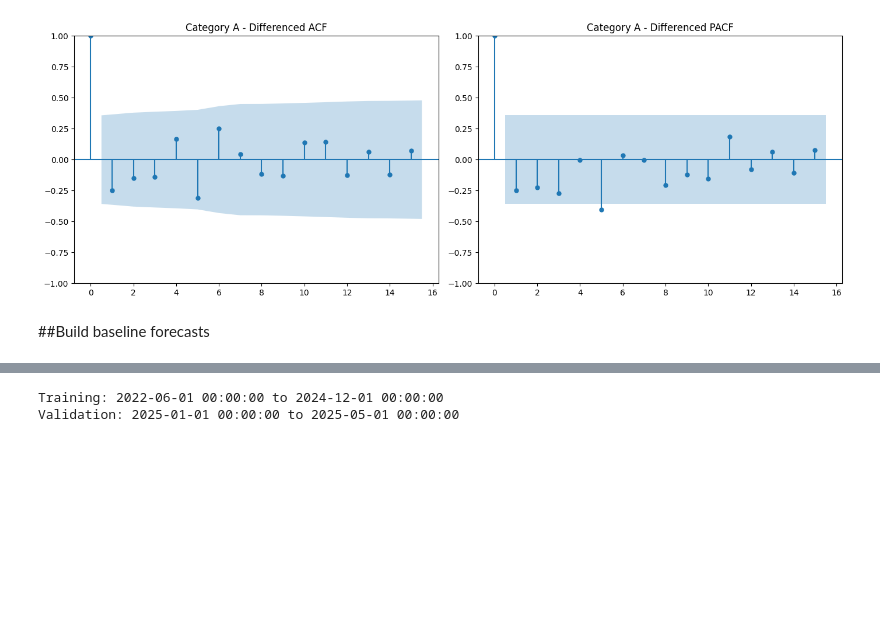
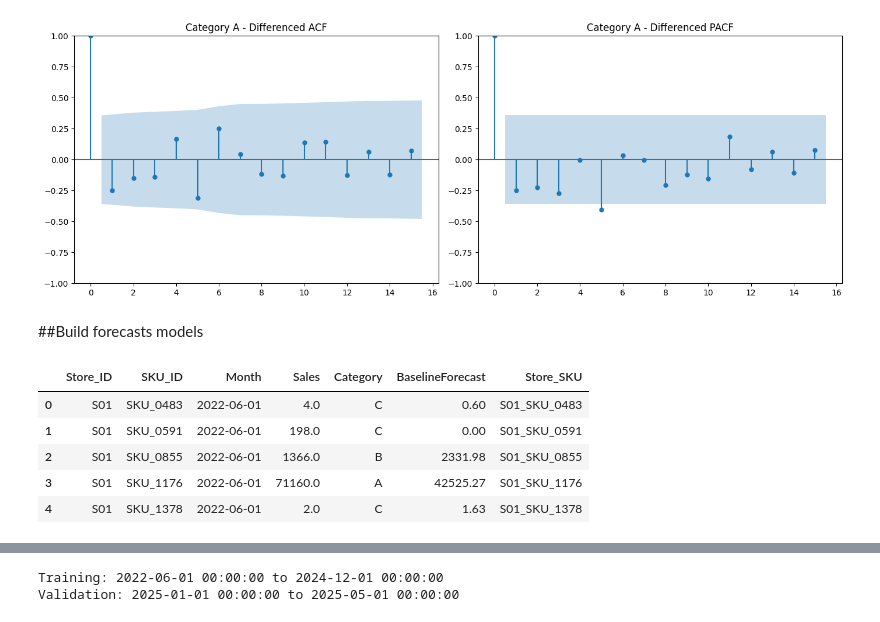
Before and after one commit to partha2412/Time-Series-Forecast, a Jupyter notebook: TimeSeries_forecasting.ipynb, the cells around one changed output, grey strips where cells are left out. Cells and saved outputs as stored; diff of their text form; code cells hidden in the pictures; blank space fills up the shorter version.

Commit message:
naive Model Making and evolution function

```diff
--- a/TimeSeries_forecasting.ipynb
+++ b/TimeSeries_forecasting.ipynb
@@ -584,4 +582,19 @@ plt.show()
 # %% [output]
 [figure]
 # %% [markdown]
-##Build baseline forecasts
+##Build forecasts models
+# %%
+# Create combined Store + SKU column in training data (tdf)
+tdf["Store_SKU"] = tdf["Store_ID"].astype(str) + "_" + tdf["SKU_ID"].astype(str)
+
+# Create combined Store + SKU column in validation data (vdf)
+vdf["Store_SKU"] = vdf["Store_ID"].astype(str) + "_" + vdf["SKU_ID"].astype(str)
+# %%
+tdf.head()
+# %% [output]
+|  | Store_ID | SKU_ID | Month | Sales | Category | BaselineForecast | Store_SKU |
+| 0 | S01 | SKU_0483 | 2022-06-01 | 4.0 | C | 0.60 | S01_SKU_0483 |
+| 1 | S01 | SKU_0591 | 2022-06-01 | 198.0 | C | 0.00 | S01_SKU_0591 |
+| 2 | S01 | SKU_0855 | 2022-06-01 | 1366.0 | B | 2331.98 | S01_SKU_0855 |
+| 3 | S01 | SKU_1176 | 2022-06-01 | 71160.0 | A | 42525.27 | S01_SKU_1176 |
+| 4 | S01 | SKU_1378 | 2022-06-01 | 2.0 | C | 1.63 | S01_SKU_1378 |
```
Also changed, not shown: parts of 11 cells of this notebook.
